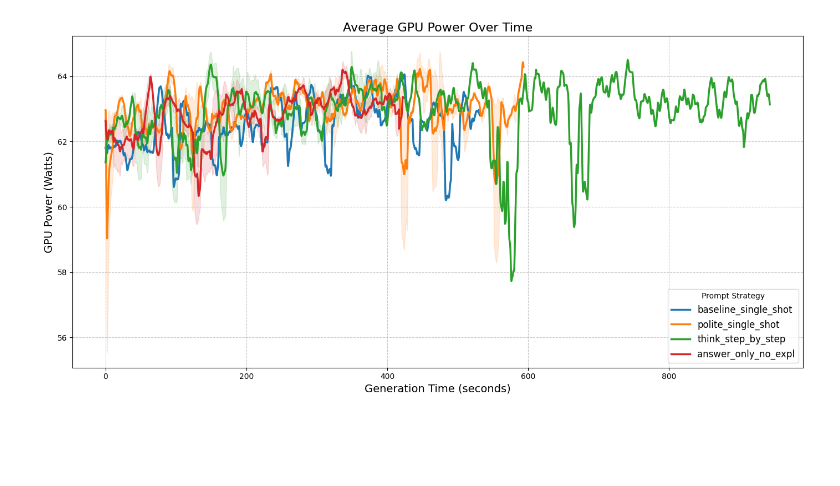
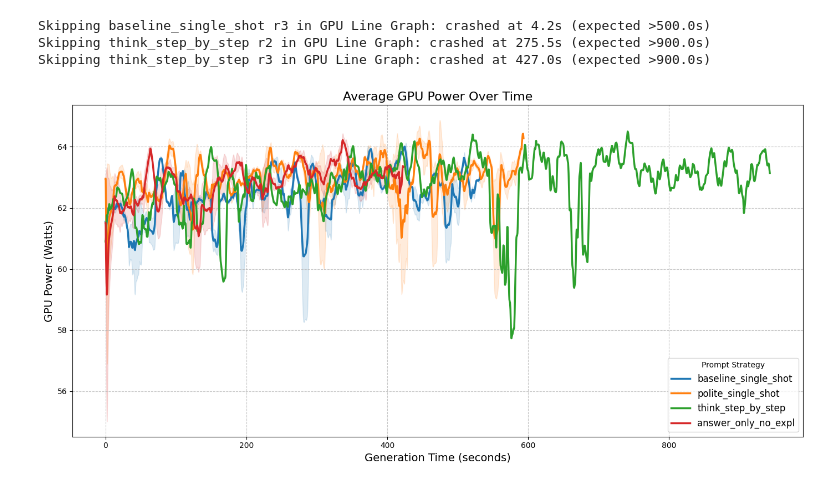
Before and after one commit to RebelOfDeath/PromptEnergy, a Jupyter notebook: analysis/EDA.ipynb, the cells around one changed output. Drawn from its saved outputs; the diff is of its cells as text; code cells hidden in the pictures; blank space fills up the shorter version.

```diff
--- a/analysis/EDA.ipynb
+++ b/analysis/EDA.ipynb
@@ -3,13 +3,23 @@ import pandas as pd
 import numpy as np
 import matplotlib.pyplot as plt
 import os
+import warnings
+
+warnings.filterwarnings('ignore', category=RuntimeWarning)
 
 base_path = "../outputs/final_results/deepseek-ai_deepseek-coder-1.3b-instruct"
 prompt_types = ['baseline_single_shot', 'polite_single_shot', 'think_step_by_step', 'answer_only_no_expl']
-runs = ['r1', 'r3']
+runs = ['r1', 'r2', 'r3']
 
 START_CUTOFF_SECONDS = 25.0
 END_TRIM_SECONDS = 10.0
+
+expected_minimums = {
+    'answer_only_no_expl': 400.0,
+    'baseline_single_shot': 500.0,
+    'polite_single_shot': 600.0,
+    'think_step_by_step': 900.0
+}
 
 plt.figure(figsize=(14, 7))
 
@@ -22,9 +32,16 @@ for pt in prompt_types:
             continue
 
         df = pd.read_csv(file_path)
+        if df.empty:
+            continue
+
         df['Relative_Time_s'] = (df['Time'] - df['Time'].iloc[0]) / 1000.0
+        run_end_time = df['Relative_Time_s'].max()
 
-        run_end_time = df['Relative_Time_s'].max()
+        min_required = expected_minimums.get(pt, 0.0)
+        if run_end_time < min_required:
+            print(f"Skipping {pt} {r} in GPU Line Graph: crashed at {run_end_time:.1f}s (expected >{min_required}s)")
+            continue
 
         df_zoomed = df[(df['Relative_Time_s'] >= START_CUTOFF_SECONDS) &
                        (df['Relative_Time_s'] <= (run_end_time - END_TRIM_SECONDS))].copy()
@@ -41,32 +58,35 @@ for pt in prompt_types:
         df_list.append(df_zoomed)
 
     if not df_list:
         continue
 
     max_time = max([d['Aligned_Time_s'].max() for d in df_list])
 
     common_time = np.arange(0, max_time, 0.1)
 
     interpolated_powers = []
     for d in df_list:
         interp_pwr = np.interp(common_time, d['Aligned_Time_s'], d['GPU_Power_Smoothed'], right=np.nan)
         interpolated_powers.append(interp_pwr)
 
     power_matrix = np.array(interpolated_powers)
     mean_power = np.nanmean(power_matrix, axis=0)
     std_power = np.nanstd(power_matrix, axis=0)
 
     line, = plt.plot(common_time, mean_power, label=pt, linewidth=2.5)
     plt.fill_between(common_time, mean_power - std_power, mean_power + std_power,
                      color=line.get_color(), alpha=0.15)
 
 plt.title('Average GPU Power Over Time', fontsize=16)
 plt.xlabel('Generation Time (seconds)', fontsize=14)
 plt.ylabel('GPU Power (Watts)', fontsize=14)
 plt.legend(title='Prompt Strategy', fontsize=12)
 plt.grid(True, linestyle='--', alpha=0.7)
 plt.tight_layout()
 plt.show()
 # %% [output]
+Skipping baseline_single_shot r3 in GPU Line Graph: crashed at 4.2s (expected >500.0s)
+Skipping think_step_by_step r2 in GPU Line Graph: crashed at 275.5s (expected >900.0s)
+Skipping think_step_by_step r3 in GPU Line Graph: crashed at 427.0s (expected >900.0s)
-[figure, old version]
+[figure, new version]
 # %%
```
Also changed, not shown: parts of 4 cells of this notebook, 6 other files.
